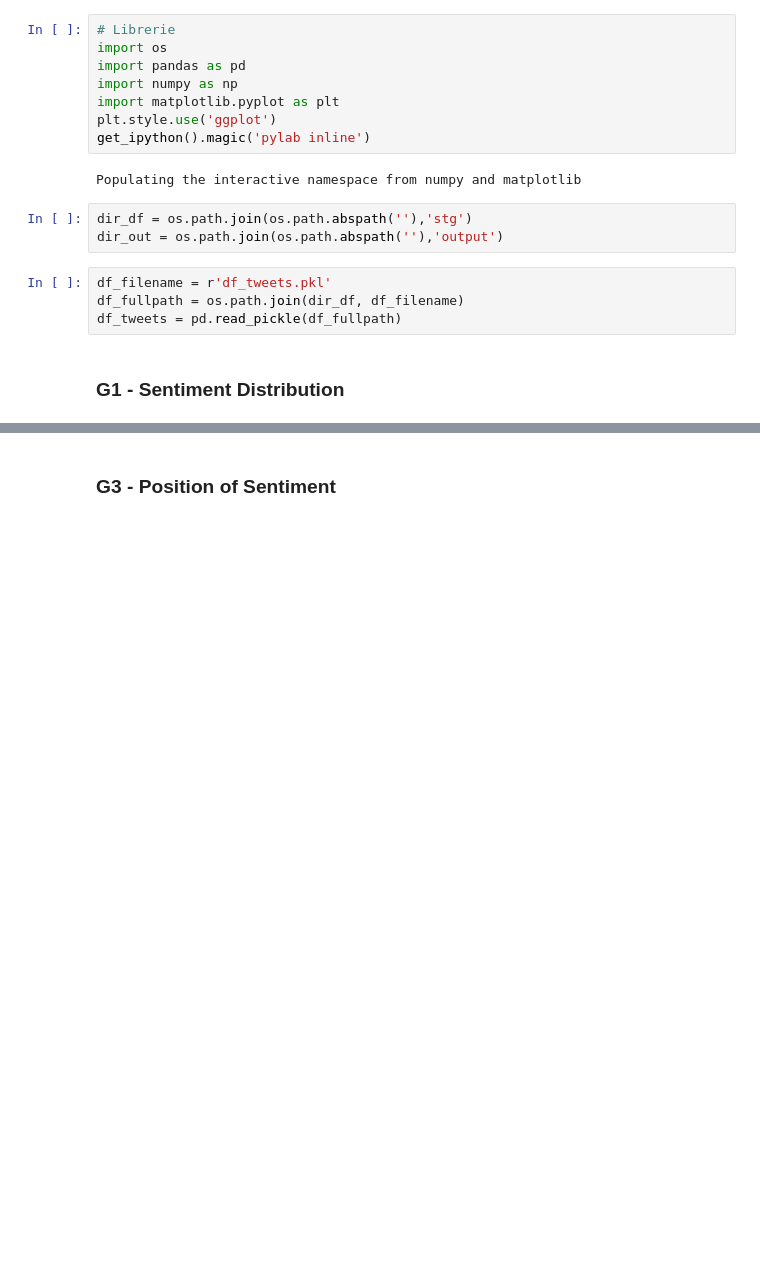
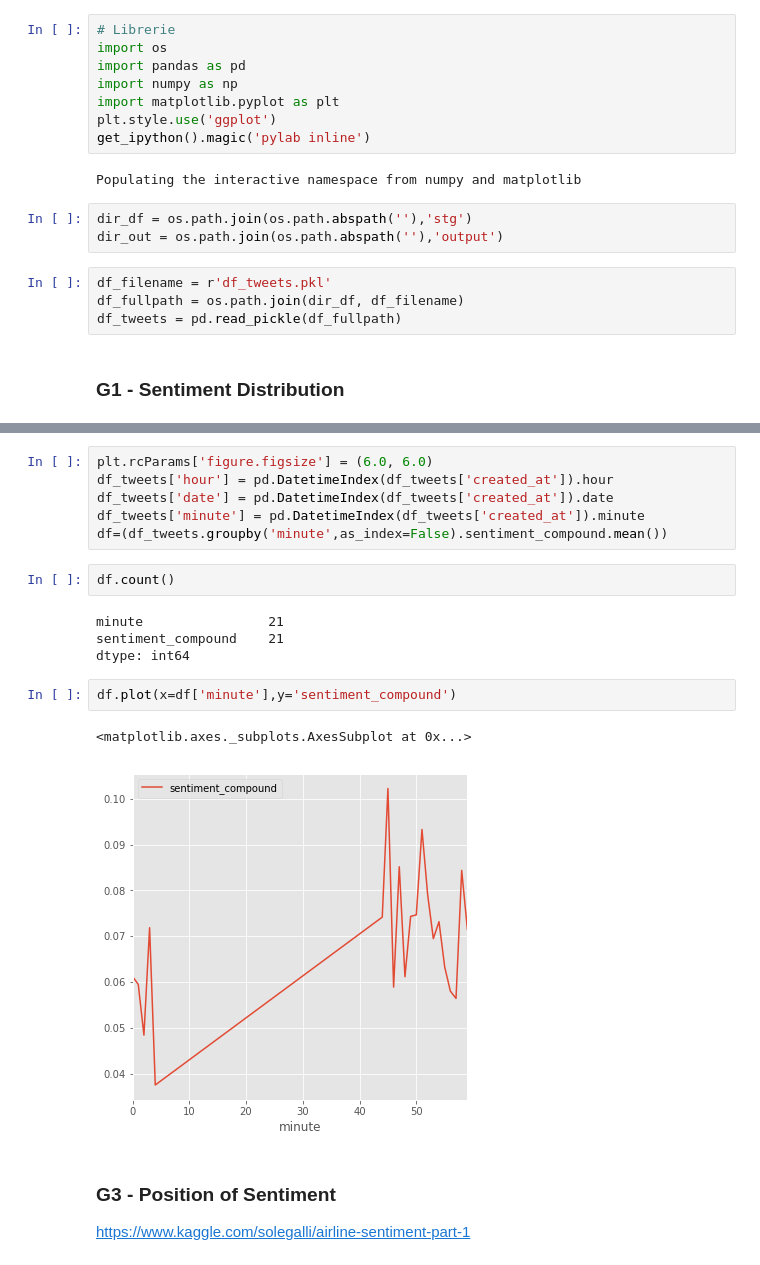
Before and after one commit to Cesaaar/od_twitter, a Jupyter notebook: 2_Visualization.ipynb, the cells around one changed output, grey strips where cells are left out. Drawn from its saved outputs; the diff is of its cells as text; blank space fills up the shorter version.

```diff
--- a/2_Visualization.ipynb
+++ b/2_Visualization.ipynb
@@ -53,2 +55,21 @@ df_tweets.head(2)
+# %%
+plt.rcParams['figure.figsize'] = (6.0, 6.0)
+df_tweets['hour'] = pd.DatetimeIndex(df_tweets['created_at']).hour
+df_tweets['date'] = pd.DatetimeIndex(df_tweets['created_at']).date
+df_tweets['minute'] = pd.DatetimeIndex(df_tweets['created_at']).minute
+df=(df_tweets.groupby('minute',as_index=False).sentiment_compound.mean())
+# %%
+df.count()
+# %% [output]
+minute                21
+sentiment_compound    21
+dtype: int64
+# %%
+df.plot(x=df['minute'],y='sentiment_compound')
+# %% [output]
+<matplotlib.axes._subplots.AxesSubplot at 0x...>
+[figure, added]
 # %% [markdown]
 ### G3 - Position of Sentiment
+
+https://www.kaggle.com/solegalli/airline-sentiment-part-1
```
Also changed, not shown: parts of 9 cells of this notebook, 6 other files.
